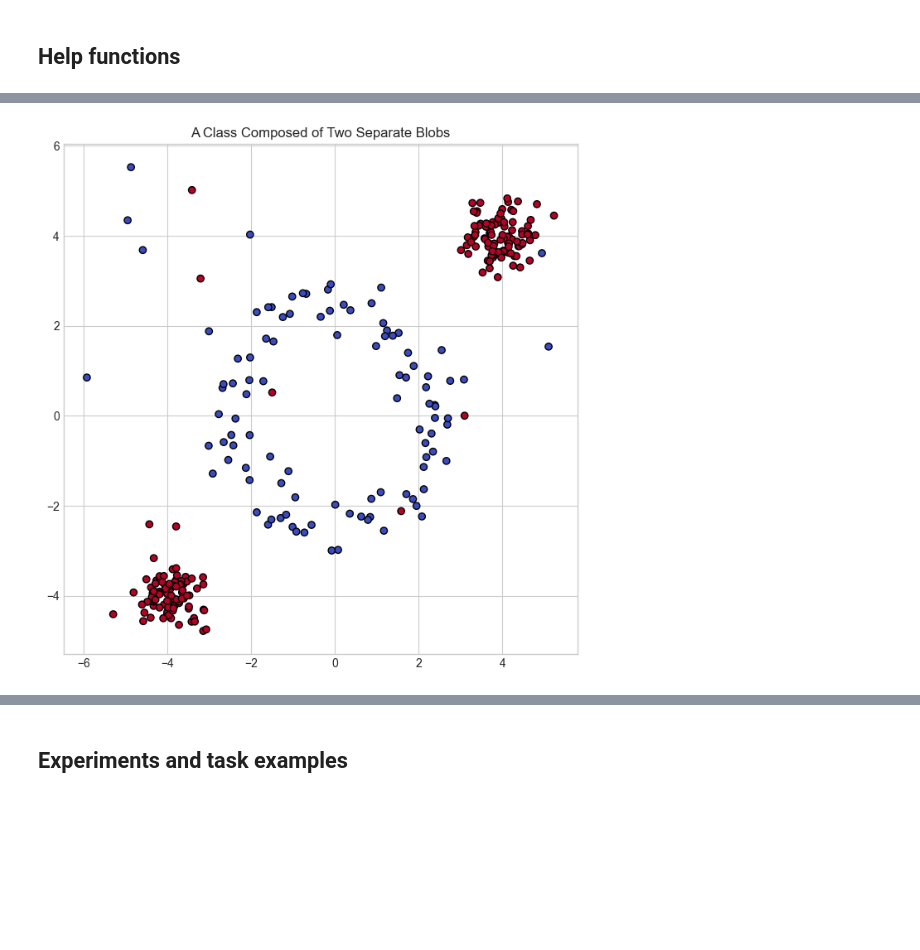
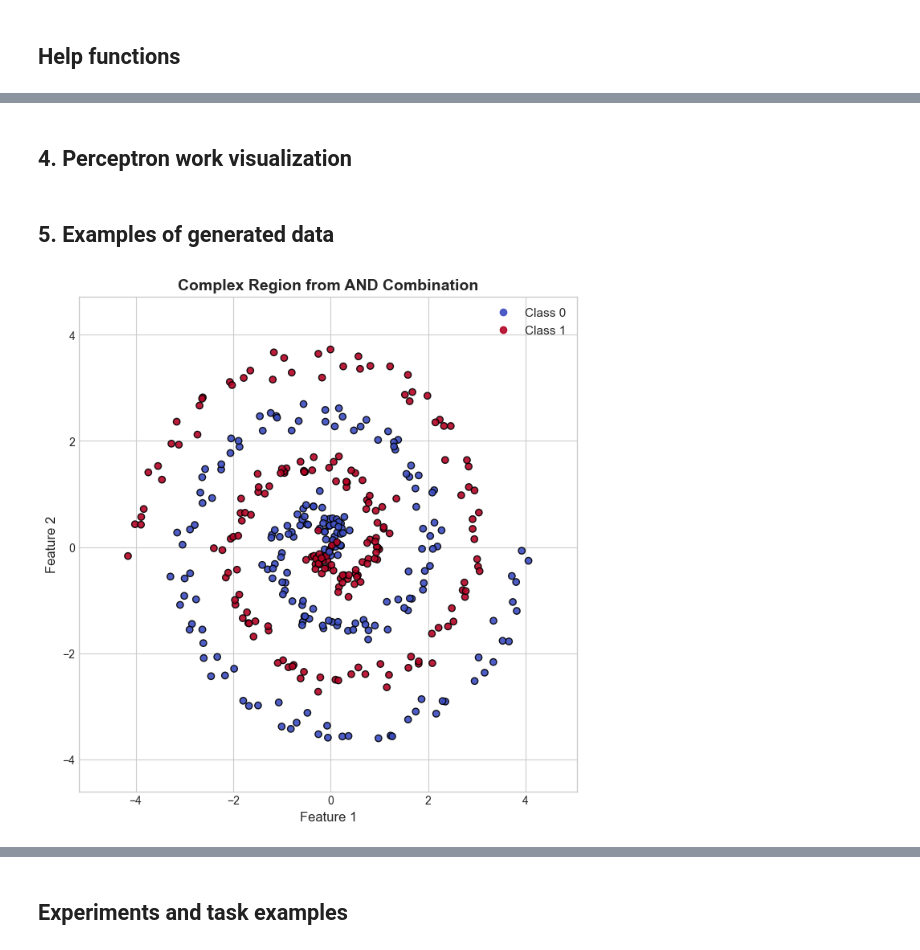
Before and after one commit to VolDonets/Neural_Networks_course, a Jupyter notebook: lap_works/lab_1/lab_1_playing_perceptron.ipynb, the cells around one changed output, grey strips where cells are left out. Drawn from its saved outputs; the diff is of its cells as text; code cells hidden in the pictures; blank space fills up the shorter version.

```diff
--- a/lap_works/lab_1/lab_1_playing_perceptron.ipynb
+++ b/lap_works/lab_1/lab_1_playing_perceptron.ipynb
@@ -359,31 +240,2 @@ AttributeError: 'Line2D' object has no attribute 'get_facecolor'
-# %%
-# Assuming kernel factory functions (gaussian_kernel, circle_kernel) are defined
-
-# 1. Define the list of three shapes (kernels)
-kernels_list = [
-    circle_kernel(radius=2.5),          # This will be for class 0
-    gaussian_kernel(center=[-4, -4]),   # This will be part of class 1
-    gaussian_kernel(center=[4, 4])      # This will also be part of class 1
-]
-
-# 2. Define the mapping from kernels to classes
-# The first kernel is class 0, the next two are both class 1.
-class_mapping = [0, 1, 1]
-
-# 3. Generate the data
-X_data, y_data = generate_classification_data(
-    n_samples=300,
-    kernels=kernels_list,
-    kernel_classes=class_mapping,
-    dispersion=0.4,
-    n_outliers=15,
-    random_seed=42
-)
-
-# 4. Plot the result
-plt.figure(figsize=(8, 8))
-plt.scatter(X_data[:, 0], X_data[:, 1], c=y_data, cmap=plt.cm.coolwarm, edgecolors='k')
-plt.title("A Class Composed of Two Separate Blobs")
-plt.show()
-# %% [output]
-[figure, removed]
+# %% [markdown]
+## 4. Perceptron work visualization
@@ -389,0 +308,22 @@ plt.show()
+# %% [markdown]
+## 5. Examples of generated data
+# %%
+# Spiral data
+X_data, y_data = generate_classification_data(
+    n_samples=400,
+    kernels=[
+        spiral_kernel(rotations=2, start_radius=0),
+        lambda n: -1 * spiral_kernel(rotations=2, start_radius=0)(n)  # Invert the second spiral
+    ],
+    kernel_classes=[0, 1],
+    dispersion=0.15,
+    n_outliers=0,
+    random_seed=STUDENT_ID
+)
+
+# Plotting generated data
+plot_decision_boundary(X_data, y_data,
+                       decision_functions=None,
+                       title="Complex Region from AND Combination")
+# %% [output]
+[figure, added]
```
Also changed, not shown: parts of 32 cells of this notebook.
